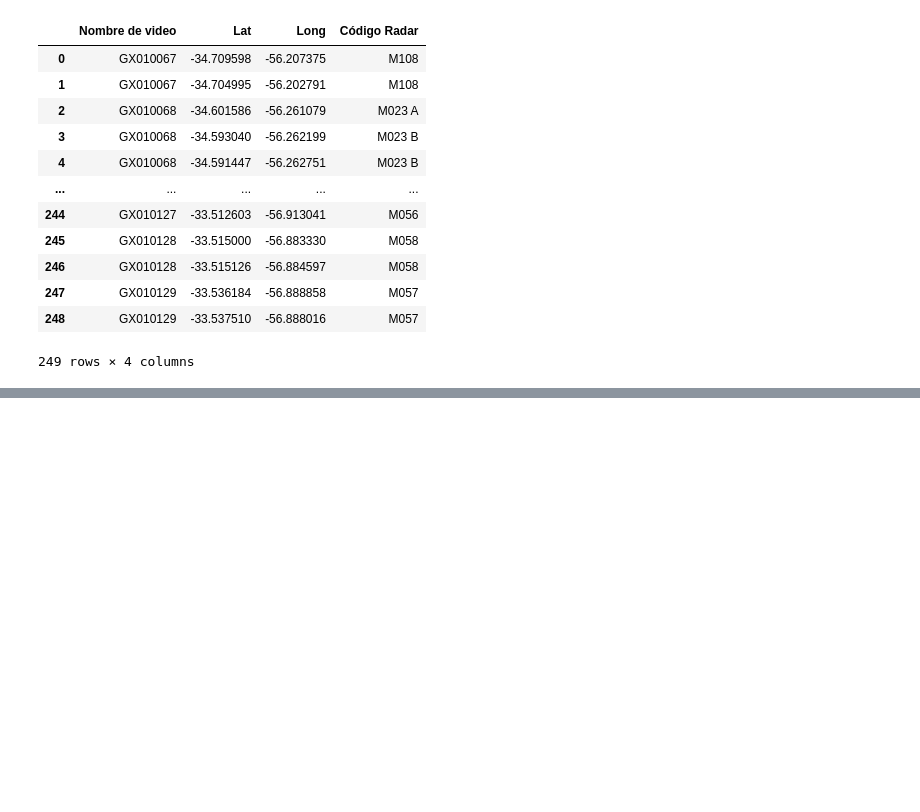
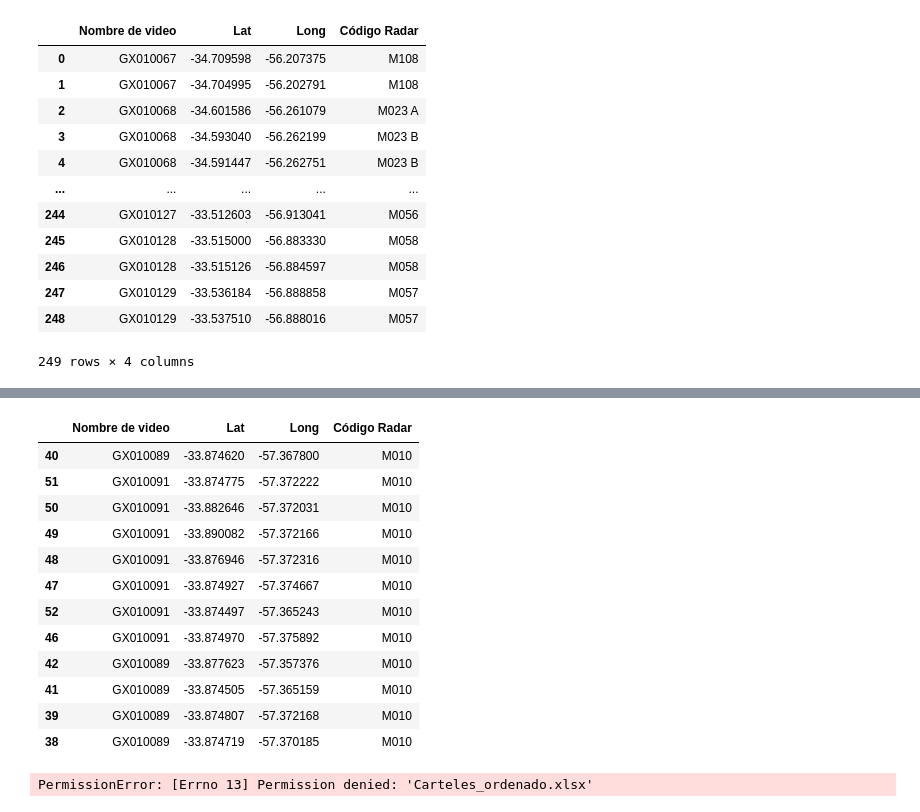
Before and after one commit to csi-FelipePino/SignScan, a Jupyter notebook: Tablas.ipynb, the cells around one changed output, grey strips where cells are left out. Cells and saved outputs as stored; diff of their text form; code cells hidden in the pictures; blank space fills up the shorter version.

```diff
--- a/Tablas.ipynb
+++ b/Tablas.ipynb
@@ -114,0 +152,20 @@ carteles
+# %%
+df_agrupado[df_agrupado["Código Radar"]=="M010"]
+# %% [output]
+|  | Nombre de video | Lat | Long | Código Radar |
+| 40 | GX010089 | -33.874620 | -57.367800 | M010 |
+| 51 | GX010091 | -33.874775 | -57.372222 | M010 |
+| 50 | GX010091 | -33.882646 | -57.372031 | M010 |
+| 49 | GX010091 | -33.890082 | -57.372166 | M010 |
+| 48 | GX010091 | -33.876946 | -57.372316 | M010 |
+| 47 | GX010091 | -33.874927 | -57.374667 | M010 |
+| 52 | GX010091 | -33.874497 | -57.365243 | M010 |
+| 46 | GX010091 | -33.874970 | -57.375892 | M010 |
+| 42 | GX010089 | -33.877623 | -57.357376 | M010 |
+| 41 | GX010089 | -33.874505 | -57.365159 | M010 |
+| 39 | GX010089 | -33.874807 | -57.372168 | M010 |
+| 38 | GX010089 | -33.874719 | -57.370185 | M010 |
+# %%
+df_agrupado.to_excel("Carteles_ordenado.xlsx", index=False)
+# %% [output]
+PermissionError: [Errno 13] Permission denied: 'Carteles_ordenado.xlsx'
```
Also changed, not shown: parts of 11 cells of this notebook, 12 other files.
